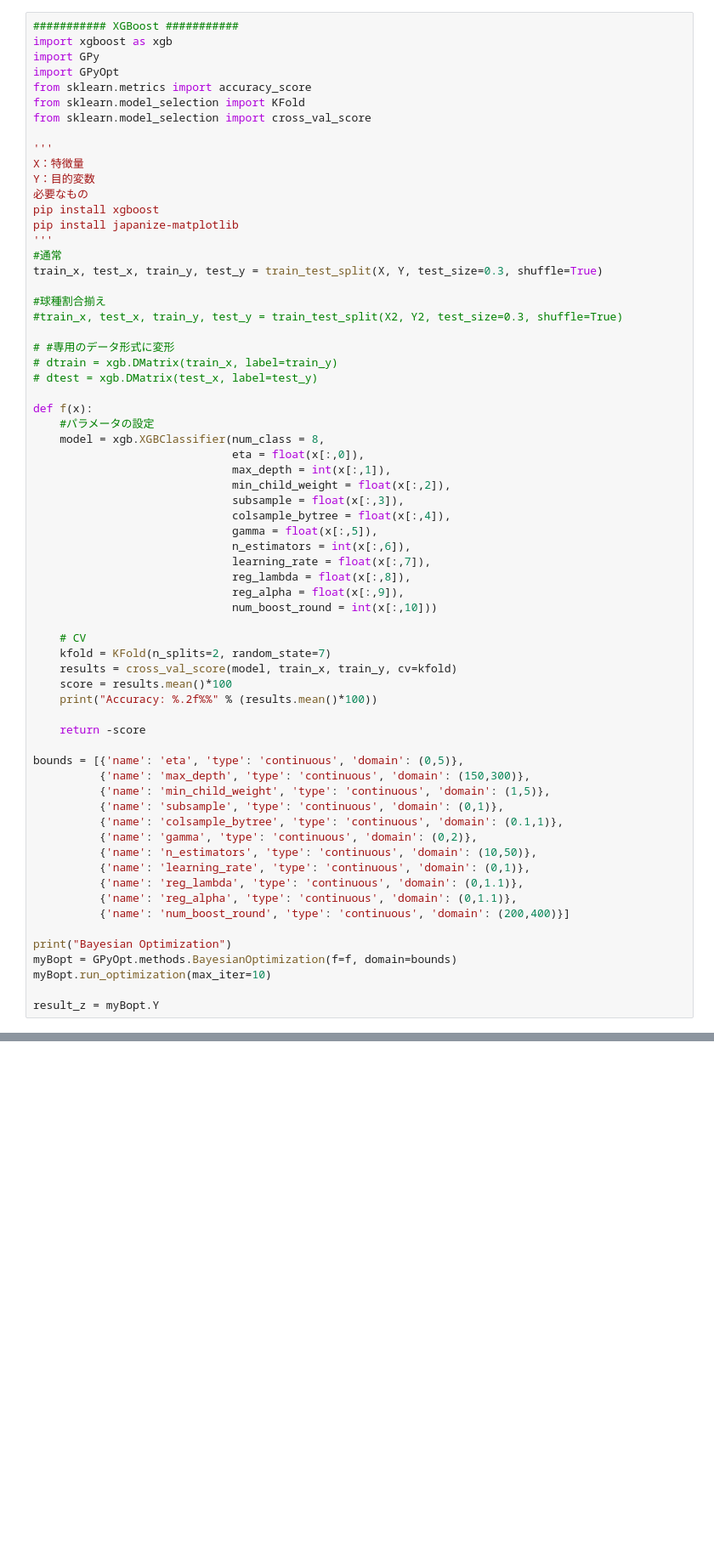
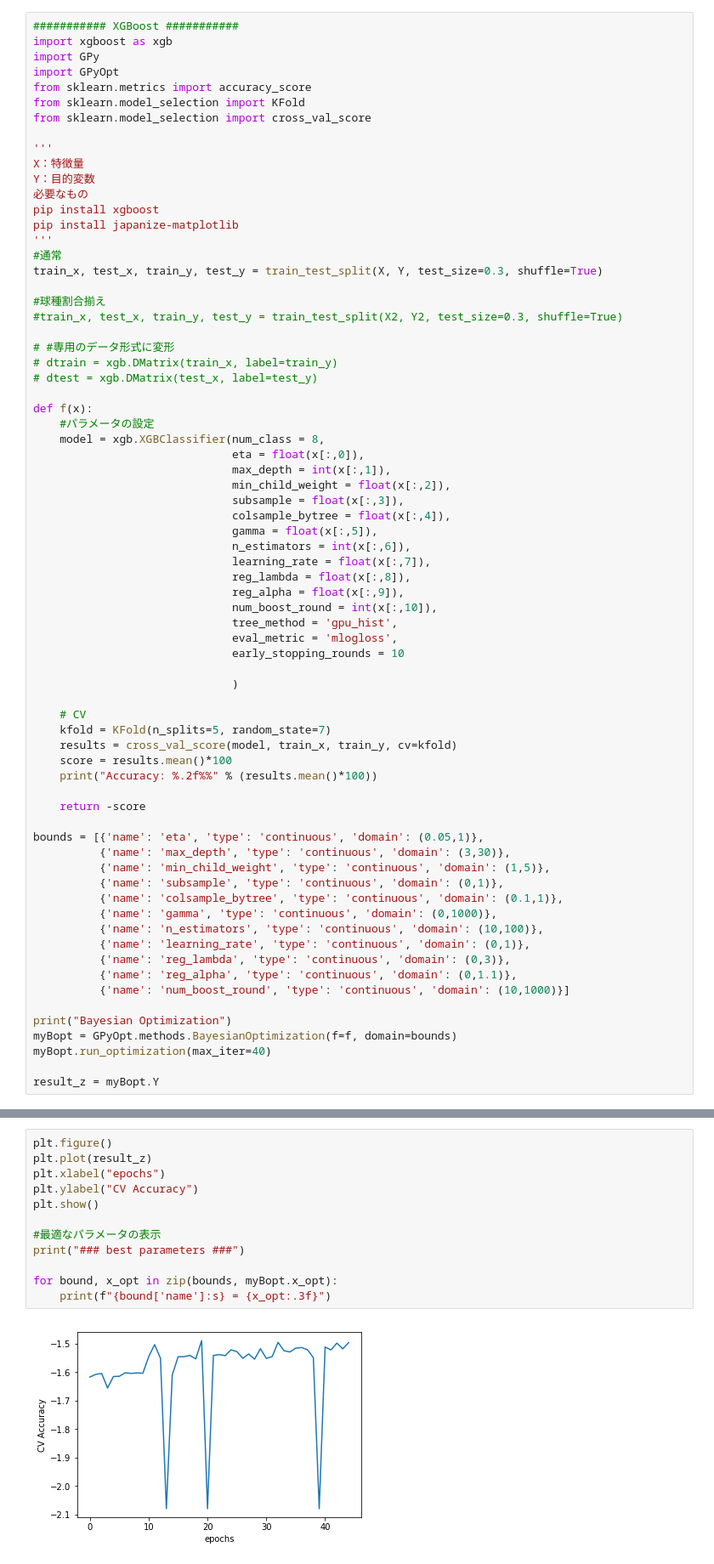
Before and after one commit to yamanekoyamato/HiroshimaQuest, a Jupyter notebook: Untitled1.ipynb, the cells around one changed output, grey strips where cells are left out. Shown at 85% size. Saved outputs shown, nothing was run; the diff lists cells and outputs as text; blank space fills up the shorter version.

```diff
--- a/Untitled1.ipynb
+++ b/Untitled1.ipynb
@@ -124,30 +154,35 @@ def f(x):
                               learning_rate = float(x[:,7]),
                               reg_lambda = float(x[:,8]),
                               reg_alpha = float(x[:,9]),
-                              num_boost_round = int(x[:,10]))
+                              num_boost_round = int(x[:,10]),
+                              tree_method = 'gpu_hist',
+                              eval_metric = 'mlogloss',
+                              early_stopping_rounds = 10
+
+                              )
 
     # CV
-    kfold = KFold(n_splits=2, random_state=7)
+    kfold = KFold(n_splits=5, random_state=7)
     results = cross_val_score(model, train_x, train_y, cv=kfold)
     score = results.mean()*100
     print("Accuracy: %.2f%%" % (results.mean()*100))
 
     return -score
 
-bounds = [{'name': 'eta', 'type': 'continuous', 'domain': (0,5)},
-          {'name': 'max_depth', 'type': 'continuous', 'domain': (150,300)},
+bounds = [{'name': 'eta', 'type': 'continuous', 'domain': (0.05,1)},
+          {'name': 'max_depth', 'type': 'continuous', 'domain': (3,30)},
           {'name': 'min_child_weight', 'type': 'continuous', 'domain': (1,5)},
           {'name': 'subsample', 'type': 'continuous', 'domain': (0,1)},
           {'name': 'colsample_bytree', 'type': 'continuous', 'domain': (0.1,1)},
-          {'name': 'gamma', 'type': 'continuous', 'domain': (0,2)},
-          {'name': 'n_estimators', 'type': 'continuous', 'domain': (10,50)},
+          {'name': 'gamma', 'type': 'continuous', 'domain': (0,1000)},
+          {'name': 'n_estimators', 'type': 'continuous', 'domain': (10,100)},
           {'name': 'learning_rate', 'type': 'continuous', 'domain': (0,1)},
-          {'name': 'reg_lambda', 'type': 'continuous', 'domain': (0,1.1)},
+          {'name': 'reg_lambda', 'type': 'continuous', 'domain': (0,3)},
           {'name': 'reg_alpha', 'type': 'continuous', 'domain': (0,1.1)},
-          {'name': 'num_boost_round', 'type': 'continuous', 'domain': (200,400)}]
+          {'name': 'num_boost_round', 'type': 'continuous', 'domain': (10,1000)}]
 
 print("Bayesian Optimization")
 myBopt = GPyOpt.methods.BayesianOptimization(f=f, domain=bounds)
-myBopt.run_optimization(max_iter=10)
+myBopt.run_optimization(max_iter=40)
 
 result_z = myBopt.Y
@@ -153,0 +296,14 @@ result_z = myBopt.Y
+# %%
+plt.figure()
+plt.plot(result_z)
+plt.xlabel("epochs")
+plt.ylabel("CV Accuracy")
+plt.show()
+
+#最適なパラメータの表示
+print("### best parameters ###")
+
+for bound, x_opt in zip(bounds, myBopt.x_opt):
+    print(f"{bound['name']:s} = {x_opt:.3f}")
+# %% [output]
+[figure, added]
```
Also changed, not shown: parts of 6 cells of this notebook.
